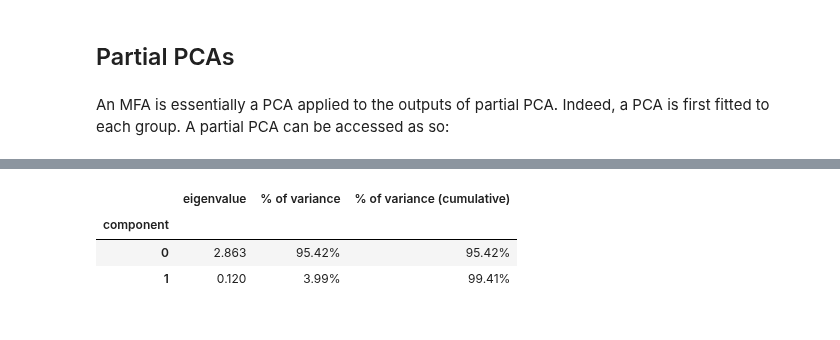
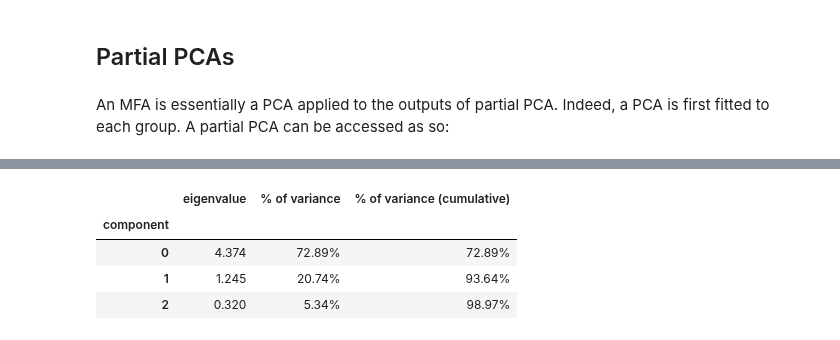
Before and after one commit to MaxHalford/prince, a Jupyter notebook: docs/content/mfa.ipynb, the cells around one changed output, grey strips where cells are left out. Saved outputs shown, nothing was run; the diff lists cells and outputs as text; code cells hidden in the pictures.

```diff
--- a/docs/content/mfa.ipynb
+++ b/docs/content/mfa.ipynb
@@ -20,6 +20,6 @@ The dataset used in the following example come from [this paper](https://www.utd
 # %%
 import prince
 
-dataset = prince.datasets.load_burgundy_wines()
+dataset = prince.datasets.load_premier_league()
 dataset
 # %% [output]
@@ -38,4 +51,4 @@ The groups are passed as a dictionary to the `fit` method.
 # %%
-groups = dataset.columns.levels[0].drop("Oak type").tolist()
+groups = dataset.columns.levels[0].tolist()
 groups
 # %% [output]
@@ -43,10 +56,14 @@ groups
 # %%
 mfa = prince.MFA(
-    n_components=2,
+    n_components=3,
     n_iter=3,
     copy=True,
     check_input=True,
     engine='sklearn',
     random_state=42
 )
-mfa = mfa.fit(dataset, groups=groups)
+mfa = mfa.fit(
+    dataset,
+    groups=groups,
+    supplementary_groups=None
+)
@@ -115,7 +169,8 @@ dataset['Expert 1']
 # %%
-mfa['Expert 1'].eigenvalues_summary
+mfa['2022-23'].eigenvalues_summary
 # %% [output]
 |  | eigenvalue | % of variance | % of variance (cumulative) |
 | component |  |  |  |
-| 0 | 2.863 | 95.42% | 95.42% |
-| 1 | 0.120 | 3.99% | 99.41% |
+| 0 | 4.374 | 72.89% | 72.89% |
+| 1 | 1.245 | 20.74% | 93.64% |
+| 2 | 0.320 | 5.34% | 98.97% |
```
Also changed, not shown: parts of 10 cells of this notebook, 2 other files.
